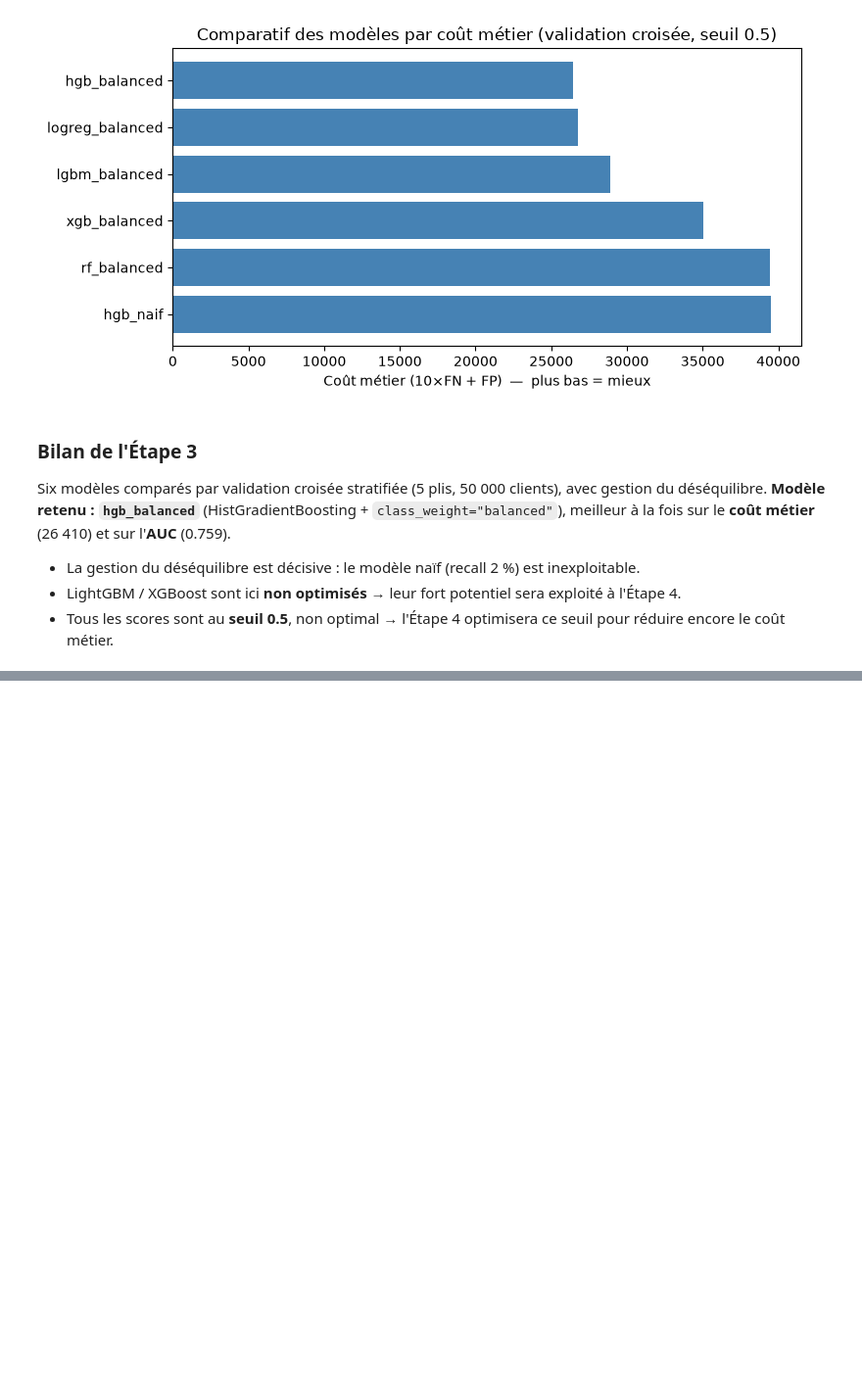
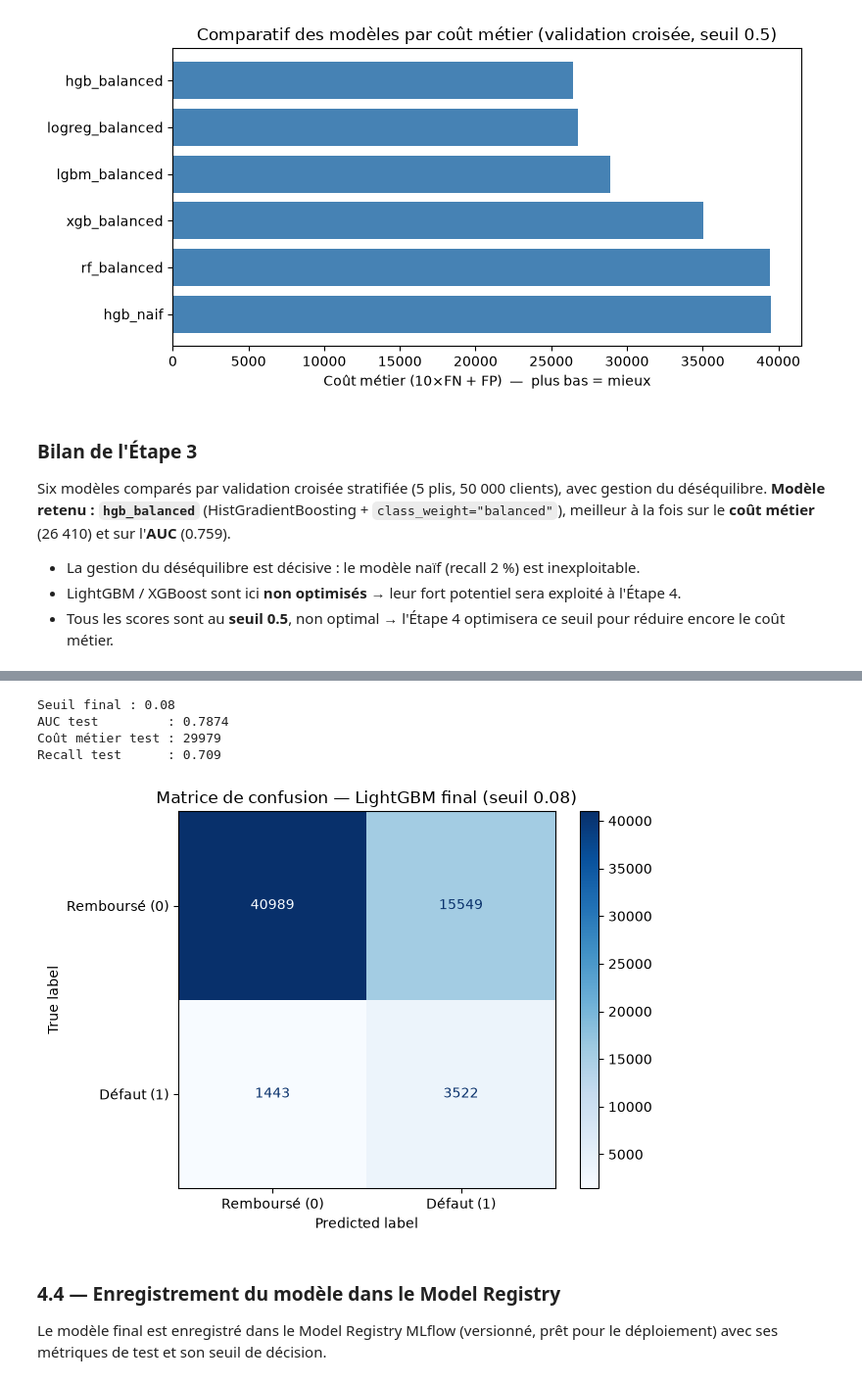
Before and after one commit to matthieudevivie/projet-6---Initiez-vous-au-ML-Ops---partie-1, a Jupyter notebook: notebooks/entrainement_modeles.ipynb, the cells around one changed output, grey strips where cells are left out. Shown at 98% size. Saved outputs shown, nothing was run; the diff lists cells and outputs as text; code cells hidden in the pictures; blank space fills up the shorter version.

```diff
--- a/notebooks/entrainement_modeles.ipynb
+++ b/notebooks/entrainement_modeles.ipynb
@@ -269,0 +365,38 @@ Six modèles comparés par validation croisée stratifiée (5 plis, 50 000 clien
+# %%
+from sklearn.metrics import ConfusionMatrixDisplay
+
+modele_final = LGBMClassifier(learning_rate=0.03, n_estimators=400, num_leaves=31,
+                              random_state=42, verbose=-1)
+
+# Seuil optimal dérivé proprement par validation croisée sur l'entraînement (sans fuite)
+proba_oof = cross_val_predict(modele_final, X_train, y_train, cv=cv, method="predict_proba")[:, 1]
+seuils = np.arange(0.02, 0.60, 0.01)
+SEUIL_FINAL = float(seuils[int(np.argmin(
+    [cout_metier(y_train, (proba_oof >= s).astype(int)) for s in seuils]))])
+print("Seuil final :", round(SEUIL_FINAL, 2))
+
+# Entraînement final + évaluation sur le test
+modele_final.fit(X_train, y_train)
+proba_test = modele_final.predict_proba(X_test)[:, 1]
+pred_test = (proba_test >= SEUIL_FINAL).astype(int)
+
+print("AUC test         :", round(roc_auc_score(y_test, proba_test), 4))
+print("Coût métier test :", cout_metier(y_test, pred_test))
+print("Recall test      :", round(recall_score(y_test, pred_test), 3))
+# %% [output]
+Seuil final : 0.08
+AUC test         : 0.7874
+Coût métier test : 29979
+Recall test      : 0.709
+# %%
+ConfusionMatrixDisplay.from_predictions(
+    y_test, pred_test, display_labels=["Remboursé (0)", "Défaut (1)"], cmap="Blues")
+plt.title(f"Matrice de confusion — LightGBM final (seuil {SEUIL_FINAL:.2f})")
+plt.tight_layout(); plt.show()
+# %% [output]
+[figure, added]
+# %% [markdown]
+### 4.4 — Enregistrement du modèle dans le Model Registry
+
+Le modèle final est enregistré dans le Model Registry MLflow (versionné, prêt pour le
+déploiement) avec ses métriques de test et son seuil de décision.
```
Also changed, not shown: parts of 9 cells of this notebook.
